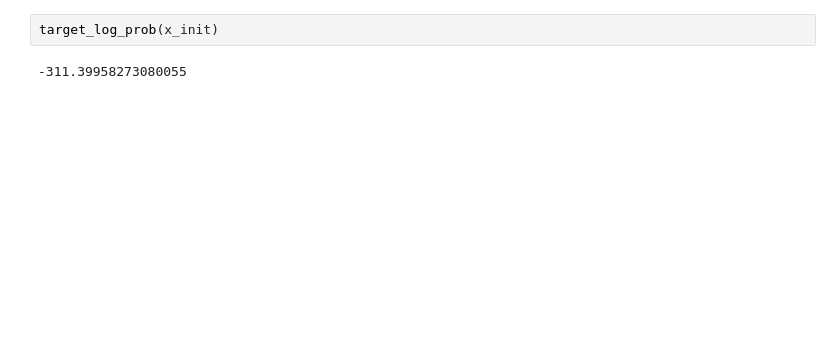
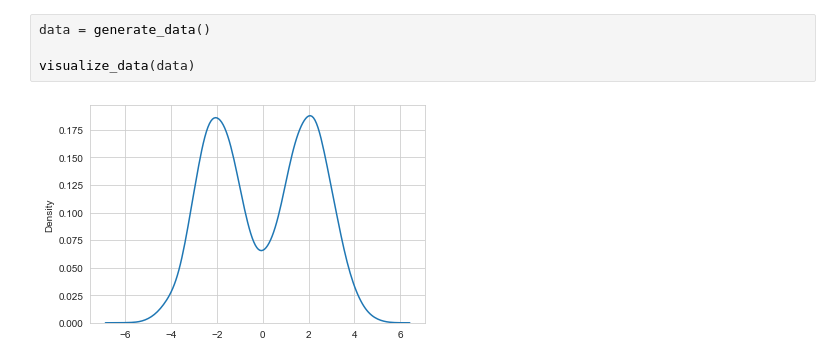
Before and after one commit to PaulNitschke/MCMC-Workshop---Stads, a Jupyter notebook: src/challenge/run_me.ipynb, the cells around one changed output. Cells and saved outputs as stored; diff of their text form; blank space fills up the shorter version.

```diff
--- a/src/challenge/run_me.ipynb
+++ b/src/challenge/run_me.ipynb
@@ -189,4 +33,6 @@ Acceptance Rate: 0.2
-# %%
-target_log_prob(x_init)
-# %% [output]
--311.39958273080055
+# %%
+data = generate_data()
+
+visualize_data(data)
+# %% [output]
+[figure, added]
```
Also changed, not shown: parts of 23 cells of this notebook, 4 other files.
